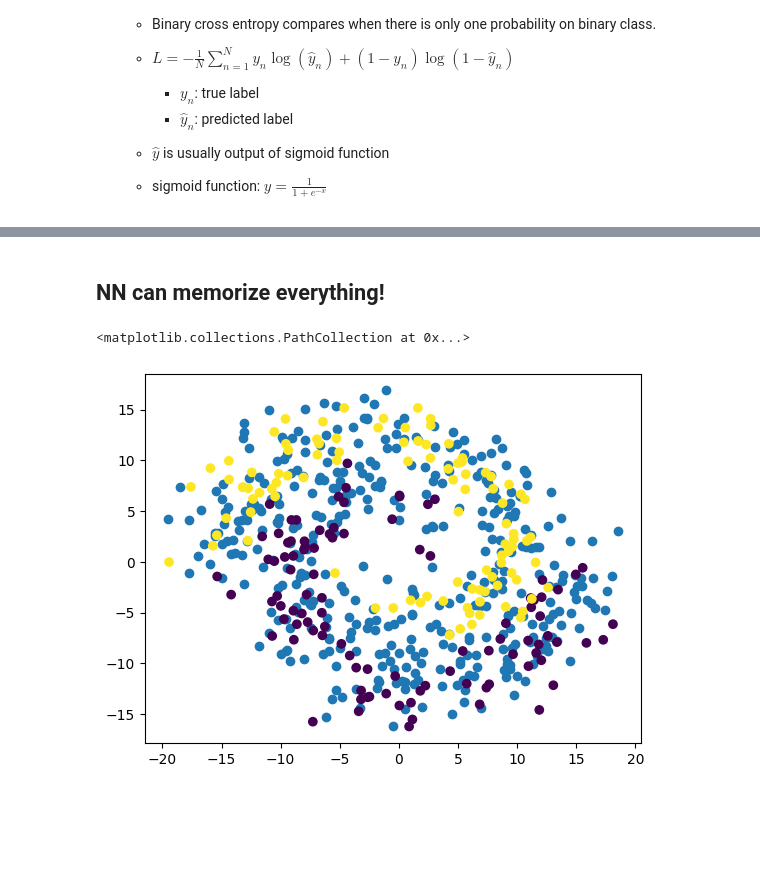
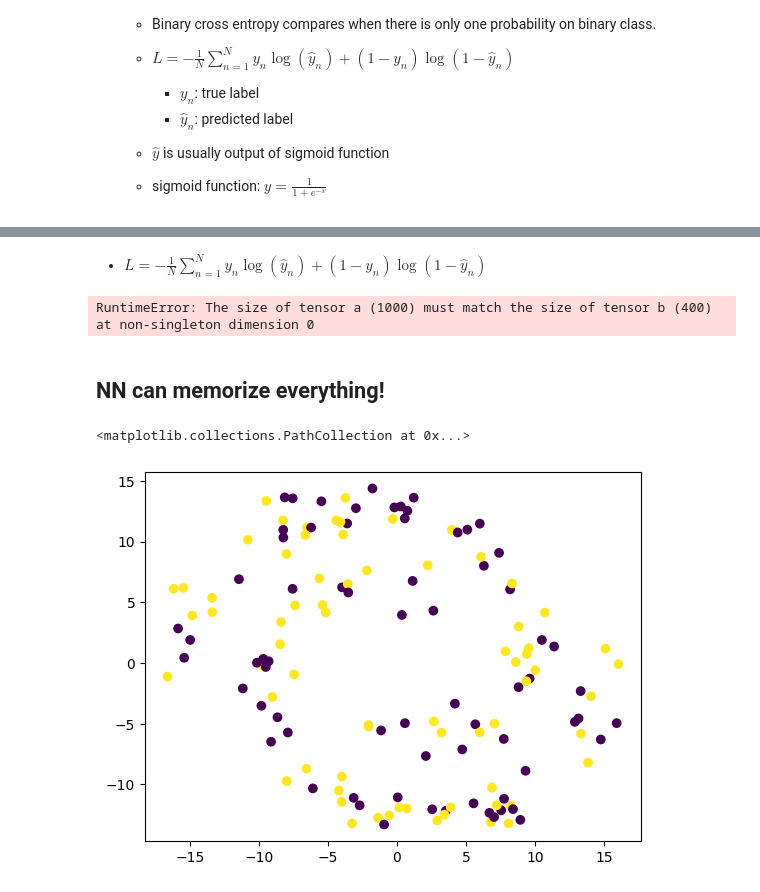
Before and after one commit to jdasam/mas1004, a Jupyter notebook: live_coding/3_binary_classification.ipynb, the cells around one changed output, grey strips where cells are left out. Drawn from its saved outputs; the diff is of its cells as text; code cells hidden in the pictures; blank space fills up the shorter version.

```diff
--- a/live_coding/3_binary_classification.ipynb
+++ b/live_coding/3_binary_classification.ipynb
@@ -229,3 +250,28 @@ tensor([[0.5561],
+# %% [markdown]
+  - $L = -\frac{1}{N}\sum_{n=1}^N y_n\log(\hat{y}_n) + (1-y_n)\log(1-\hat{y}_n)$
+# %%
+def get_binary_cross_entropy(pred, target): #BCE function
+  # implement it with for loop
+  # num_samples = len(pred)
+  # loss = 0
+  # for n in range(num_samples):
+  #   y = target[n]
+  #   y_hat = pred[n]
+  #   loss += -(y*y_hat.log() + (1-y)*(1-y_hat).log())
+  # loss /= num_samples
+
+  # implement with vectorization
+  return -torch.mean(target * (pred+1e-8).log() + (1-target) * (1-pred+1e-8).log())
+
+import time
+
+start_time = time.time()
+for _ in range(100):
+  get_binary_cross_entropy(prob, label)
+end_time = time.time()
+print(end_time - start_time)
+# %% [output]
+RuntimeError: The size of tensor a (1000) must match the size of tensor b (400) at non-singleton dimension 0
 # %% [markdown]
 ## NN can memorize everything!
 # %%
@@ -242,35 +288,35 @@ def create_spiral_dataset(N, noise_weight):
   r_a = 2*theta + pi
   data_a = np.array([np.cos(theta)*r_a, np.sin(theta)*r_a]).T
   data_a = data_a + np.random.randn(N,2) * noise_weight
 
   r_b = -2*theta - pi
   data_b = np.array([np.cos(theta)*r_b, np.sin(theta)*r_b]).T
   data_b = data_b + np.random.randn(N,2) * noise_weight
 
   data = np.append(data_a, data_b, axis=0)
   label = np.append(np.zeros(N), np.ones(N))
 
   randomize_order = np.random.permutation(len(data))
   data = data[randomize_order] # shuffle
 
-  # randomize_order = np.random.permutation(len(data))
+  randomize_order = np.random.permutation(len(data))
   label = label[randomize_order] # shuffle label with different order
 
   data = torch.from_numpy(data).float()
   label = torch.from_numpy(label).float().unsqueeze(1)
 
   return data, label
 
-train_data, train_label = create_spiral_dataset(200, 2.0)
+train_data, train_label = create_spiral_dataset(70, 1.0)
 test_data, test_label = create_spiral_dataset(100, 2.0)
 
 # test_data = torch.from_numpy(data).float()
 # test_label = torch.from_numpy(label).float().unsqueeze(1)
 
 
 # print(test_data.shape, test_label.shape)
-plt.scatter(train_data[:,0], train_data[:,1])
-plt.scatter(test_data[:,0], test_data[:,1], c=test_label)
+plt.scatter(train_data[:,0], train_data[:,1], c=train_label)
+# plt.scatter(test_data[:,0], test_data[:,1], c='red')
 # %% [output]
 <matplotlib.collections.PathCollection at 0x...>
-[figure, old version]
+[figure, new version]
```
Also changed, not shown: parts of 12 cells of this notebook.
